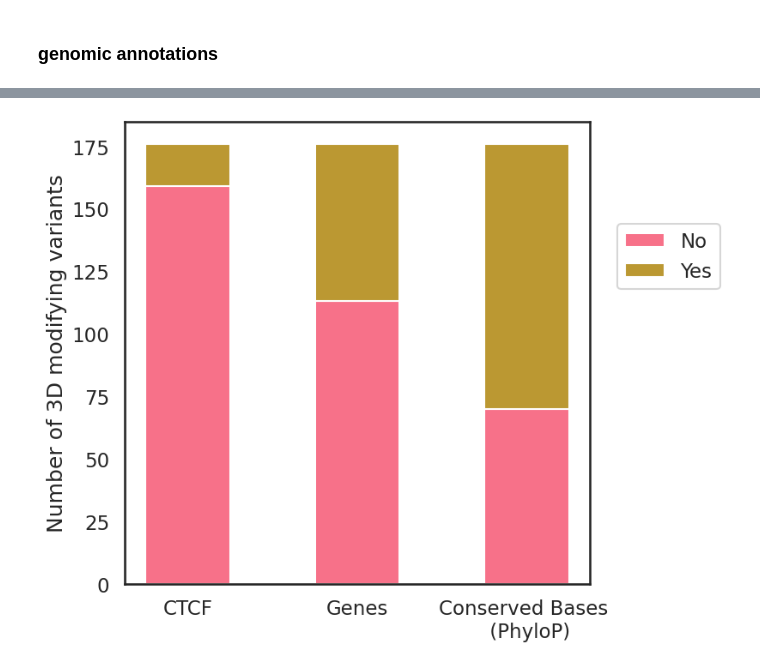
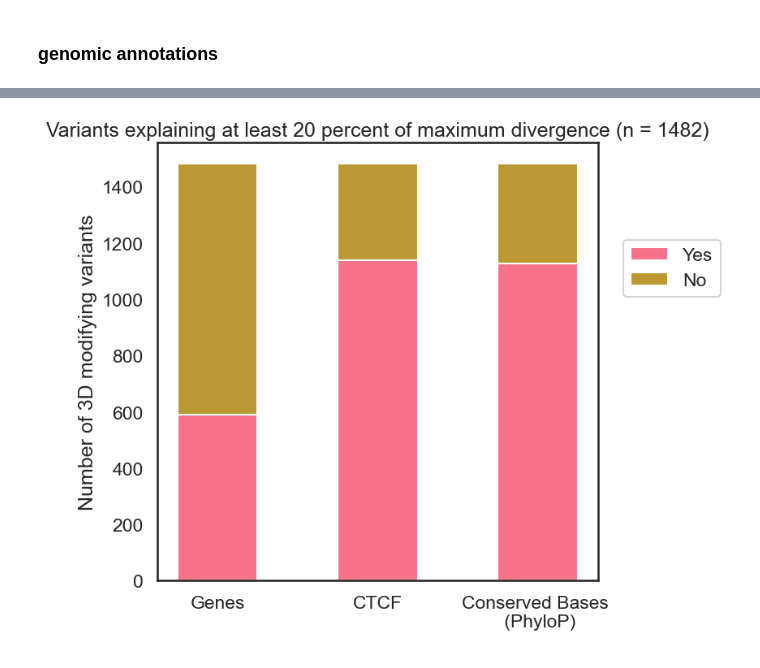
Before and after one commit to erin-n-gilbertson/3DGenome-diversity, a Jupyter notebook: activeNotebooks/insilico_mutagenesis.ipynb, the cells around one changed output, grey strips where cells are left out. Drawn from its saved outputs; the diff is of its cells as text; code cells hidden in the pictures.

```diff
--- a/activeNotebooks/insilico_mutagenesis.ipynb
+++ b/activeNotebooks/insilico_mutagenesis.ipynb
@@ -1540,8 +1181,0 @@ dict_keys([('chr1', 3670016), ('chr1', 6291456), ('chr1', 7340032), ('chr1', 104
-# %%
-mod_vars = pd.DataFrame(columns = ism.columns)
-for w in ism_dict.keys():
-    df = ism_dict[w]
-    df = df[df['percent_of_max_observed'] > .5]
-    if df.shape[0] != 0:
-        mod_vars = pd.concat([mod_vars, df])
-mod_vars
@@ -1562,8 +1181,0 @@ mod_vars
-# %%
-mod_vars = pd.DataFrame(columns = ism.columns)
-for w in ism_dict.keys():
-    df = ism_dict[w]
-    df = df[df['percent_of_max_observed'] > .2]
-    if df.shape[0] != 0:
-        mod_vars = pd.concat([mod_vars, df])
-mod_vars
@@ -1584,3 +1181,0 @@ mod_vars
-# %%
-mod_vars['pos+1'] = mod_vars['pos'] +1
-mod_vars = mod_vars[['chr','pos', 'pos+1','window','ref','alt','percent_of_max_observed']]
@@ -1677,0 +1280,12 @@ mod_vars_annot[mod_vars_annot.phylop<0]
+# %%
+mod_vars_10 = get_mod_vars(0.1)
+mod_vars_annot_10 = annot_vars(mod_vars_10, "10")
+
+mod_vars_20 = get_mod_vars(0.2)
+mod_vars_annot_20 = annot_vars(mod_vars_20, "20")
+
+mod_vars_50 = get_mod_vars(0.5)
+mod_vars_annot_50 = annot_vars(mod_vars_50, "50")
+
+mod_vars_80 = get_mod_vars(0.8)
+mod_vars_annot_80 = annot_vars(mod_vars_80, "80")
@@ -1678,20 +1297,23 @@ mod_vars_annot[mod_vars_annot.phylop<0]
 # %%
-annots = ['CTCF','Genes', 'Conserved Bases \n (PhyloP)']
+annots = ['Genes','CTCF', 'Conserved Bases \n (PhyloP)']
 #1 = conserved phylop> 0 , 0 = fast evolving, phylop<0
-annot_counts = {'No':[159, 113,70 ], 'Yes': [17,63, 106]}
+annot_counts = {'Yes': [mod_vars_annot_20[mod_vars_annot_20.genes==1].shape[0], mod_vars_annot_20[mod_vars_annot_20.ctcf==1].shape[0], mod_vars_annot_20[mod_vars_annot_20.phylop>0].shape[0]],
+                'No':[ mod_vars_annot_20[mod_vars_annot_20.genes==0].shape[0], mod_vars_annot_20[mod_vars_annot_20.ctcf==0].shape[0], mod_vars_annot_20[mod_vars_annot_20.phylop<0].shape[0]]}
 
 width = 0.5
 
 fig, ax = plt.subplots(figsize=(7,7))
 bottom = np.zeros(3)
 
 for boolean, annot_counts in annot_counts.items():
     p = ax.bar(annots, annot_counts, width, label=boolean, bottom=bottom)
     bottom += annot_counts
 
+
 plt.ylabel('Number of 3D modifying variants')
 ax.legend(loc="best", bbox_to_anchor=(.8, 0., 0.5, 0.8))
-
+plt.title("Variants explaining at least %s percent of maximum divergence (n = %s)" % (20, mod_vars_annot_20.shape[0]))
+plt.savefig("%s/ism_idw_annotations.svg" % (FIG_PATH), bbox_inches = 'tight')
 plt.show()
 # %% [output]
-[figure, old version]
+[figure, new version]
```
Also changed, not shown: parts of 171 cells of this notebook, 6 other files.
